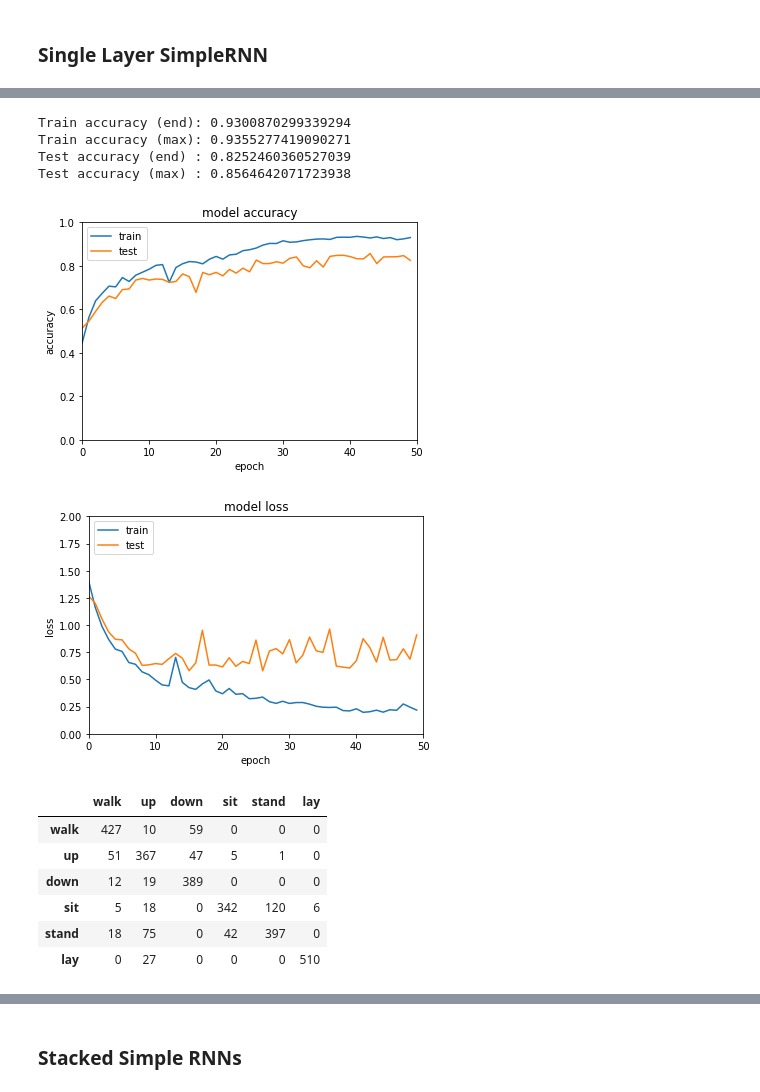
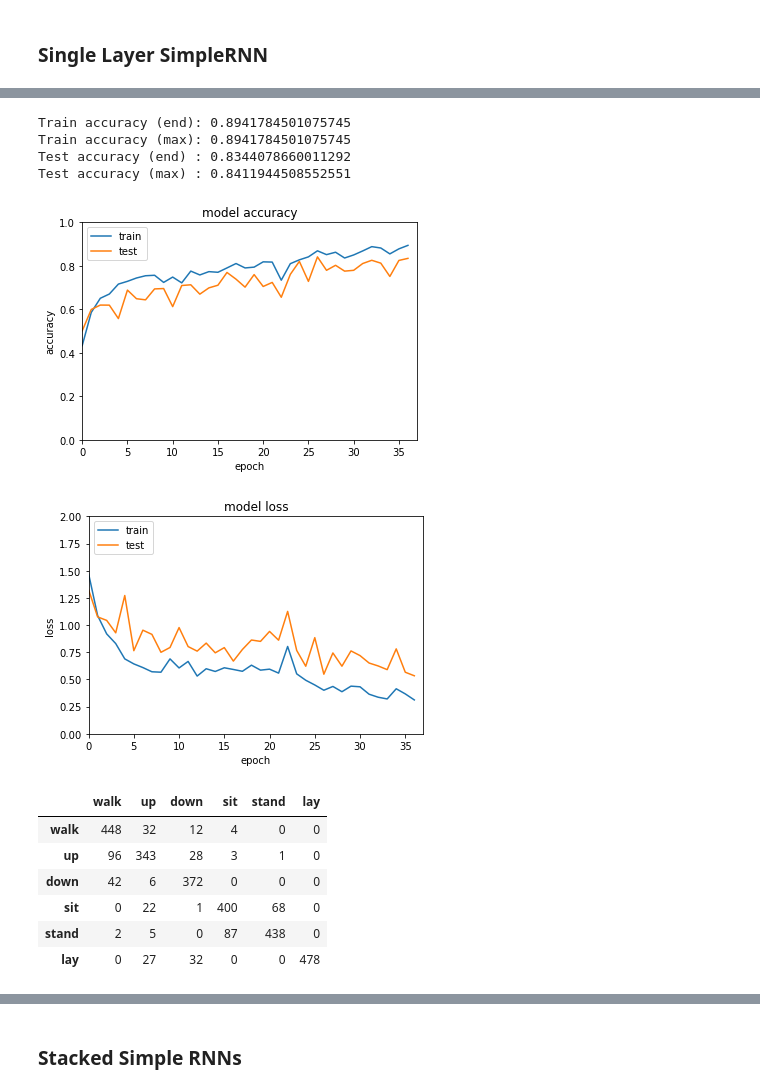
Before and after one commit to PatCH0816/TSM_DeLearn, a Jupyter notebook: exercises/exercise11/activity_recognition/activity_recognition-stud.ipynb, the cells around one changed output, grey strips where cells are left out. Cells and saved outputs as stored; diff of their text form; code cells hidden in the pictures.

```diff
--- a/exercises/exercise11/activity_recognition/activity_recognition-stud.ipynb
+++ b/exercises/exercise11/activity_recognition/activity_recognition-stud.ipynb
@@ -226,20 +222,14 @@ print(N_CLASSES, LABELS)
 # %%
 ### START YOUR CODE
 
-n_hidden = 32
-n_values = 128
-n_timeseries = 9
-n_classes = N_CLASSES
-clipnorm = 0.2
-
+n_hidden_units = 32
 
 model = Sequential()
-model.add(SimpleRNN(units = n_hidden,
-                    input_shape = (n_values, n_timeseries)
-                   ))
-model.add(Dense(n_classes,
-                activation='softmax'
-               ))
+
+model.add(Input(X_train[0].shape))
+model.add(SimpleRNN(n_hidden_units))
+model.add(Dense(N_CLASSES, activation='softmax'))
+
 ### END YOUR CODE
 
 model.summary()
@@ -256,14 +246,28 @@ Total params: 1,542
 Trainable params: 1,542
 Non-trainable params: 0
 _________________________________________________________________
-# %%
-opt = Adam(clipnorm=clipnorm)
-model.compile(loss='categorical_crossentropy', optimizer=opt, metrics=['accuracy'])
 # %%
 ### START YOUR CODE
 batch_size = 128
 n_epochs   = 50
+patience = 10
+clipnorm = 0.2
 
-log = model.fit(X_train, Y_train, batch_size=batch_size, epochs=n_epochs, validation_data=(X_test, Y_test))
+early_stopping = tf.keras.callbacks.EarlyStopping(
+    monitor='val_accuracy',
+    patience=10,
+    restore_best_weights=True,
+    verbose=1
+)
+
+model.compile(loss=tf.keras.losses.CategoricalCrossentropy(), \
+             optimizer=tf.keras.optimizers.Adam(clipnorm=clipnorm), \
+             metrics=['accuracy'])
+
+log = model.fit(X_train, Y_train, \
+                batch_size=batch_size, \
+                epochs=n_epochs, \
+                validation_data=(X_test, Y_test), \
+                callbacks=[early_stopping])
 # %% [output]
 Epoch 1/50
@@ -286,17 +290,17 @@ Epoch 50/50
 # %%
-performance_plots(model, X_test, Y_test, log, n_epochs)
+performance_plots(model, X_test, Y_test, log, len(log.history['accuracy']))
 confusion_matrix(model, X_test, Y_test)
 # %% [output]
-Train accuracy (end): 0.9300870299339294
-Train accuracy (max): 0.9355277419090271
-Test accuracy (end) : 0.8252460360527039
-Test accuracy (max) : 0.8564642071723938
+Train accuracy (end): 0.8941784501075745
+Train accuracy (max): 0.8941784501075745
+Test accuracy (end) : 0.8344078660011292
+Test accuracy (max) : 0.8411944508552551
-[figure, old version]
+[figure, new version]
-[figure, old version]
+[figure, new version]
 |  | walk | up | down | sit | stand | lay |
-| walk | 427 | 10 | 59 | 0 | 0 | 0 |
-| up | 51 | 367 | 47 | 5 | 1 | 0 |
-| down | 12 | 19 | 389 | 0 | 0 | 0 |
-| sit | 5 | 18 | 0 | 342 | 120 | 6 |
-| stand | 18 | 75 | 0 | 42 | 397 | 0 |
-| lay | 0 | 27 | 0 | 0 | 0 | 510 |
+| walk | 448 | 32 | 12 | 4 | 0 | 0 |
+| up | 96 | 343 | 28 | 3 | 1 | 0 |
+| down | 42 | 6 | 372 | 0 | 0 | 0 |
+| sit | 0 | 22 | 1 | 400 | 68 | 0 |
+| stand | 2 | 5 | 0 | 87 | 438 | 0 |
+| lay | 0 | 27 | 32 | 0 | 0 | 478 |
```
Also changed, not shown: parts of 23 cells of this notebook.
